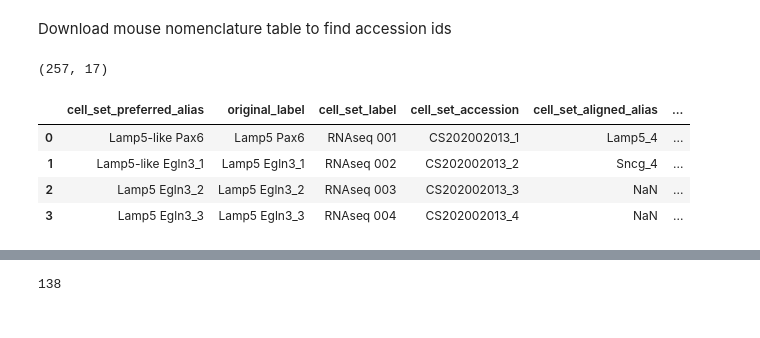
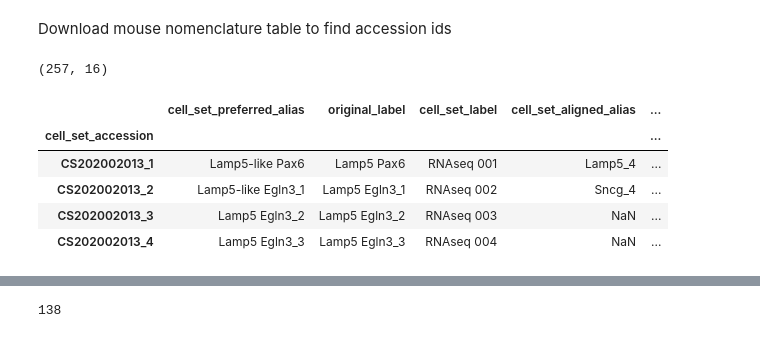
Before and after one commit to hkir-dev/h5ad-annotation, a Jupyter notebook: BDSO-correlation.ipynb, the cells around one changed output, grey strips where cells are left out. Cells and saved outputs as stored; diff of their text form; code cells hidden in the pictures.

Commit message:
nomenclature index added

```diff
--- a/BDSO-correlation.ipynb
+++ b/BDSO-correlation.ipynb
@@ -122,20 +122,21 @@ Download mouse nomenclature table to find accession ids
 # %%
 if not os.path.exists(os.path.join(os.getcwd(), "nomenclature_table_CCN202002013.csv")):
     # Download
     request.urlretrieve("https://raw.githubusercontent.com/obophenotype/brain_data_standards_ontologies/master/src/dendrograms/nomenclature_table_CCN202002013.csv", "nomenclature_table_CCN202002013.csv")
 
 # Load to DataFrame
-nomenclature_table = pd.read_csv("nomenclature_table_CCN202002013.csv")
+nomenclature_table = pd.read_csv("nomenclature_table_CCN202002013.csv", index_col="cell_set_accession")
 
 print(nomenclature_table.shape)
 nomenclature_table.head(4)
 # %% [output]
-(257, 17)
+(257, 16)
-|  | cell_set_preferred_alias | original_label | cell_set_label | cell_set_accession | cell_set_aligned_alias | ... |
-| 0 | Lamp5-like Pax6 | Lamp5 Pax6 | RNAseq 001 | CS202002013_1 | Lamp5_4 | ... |
-| 1 | Lamp5-like Egln3_1 | Lamp5 Egln3_1 | RNAseq 002 | CS202002013_2 | Sncg_4 | ... |
-| 2 | Lamp5 Egln3_2 | Lamp5 Egln3_2 | RNAseq 003 | CS202002013_3 | NaN | ... |
-| 3 | Lamp5 Egln3_3 | Lamp5 Egln3_3 | RNAseq 004 | CS202002013_4 | NaN | ... |
+|  | cell_set_preferred_alias | original_label | cell_set_label | cell_set_aligned_alias | ... |
+| cell_set_accession |  |  |  |  | ... |
+| CS202002013_1 | Lamp5-like Pax6 | Lamp5 Pax6 | RNAseq 001 | Lamp5_4 | ... |
+| CS202002013_2 | Lamp5-like Egln3_1 | Lamp5 Egln3_1 | RNAseq 002 | Sncg_4 | ... |
+| CS202002013_3 | Lamp5 Egln3_2 | Lamp5 Egln3_2 | RNAseq 003 | NaN | ... |
+| CS202002013_4 | Lamp5 Egln3_3 | Lamp5 Egln3_3 | RNAseq 004 | NaN | ... |
 # %%
 adata_filtered.head(5)
 # %% [output]
```
Also changed, not shown: parts of 2 cells of this notebook.
